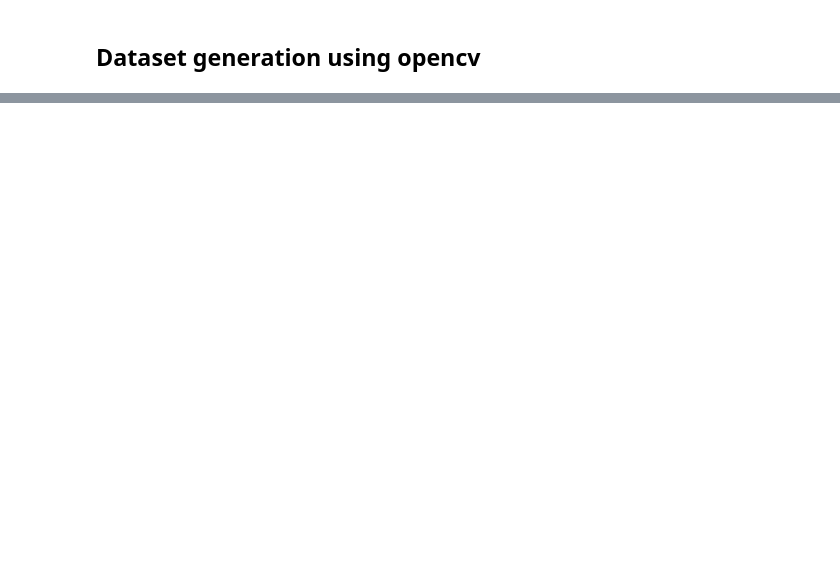
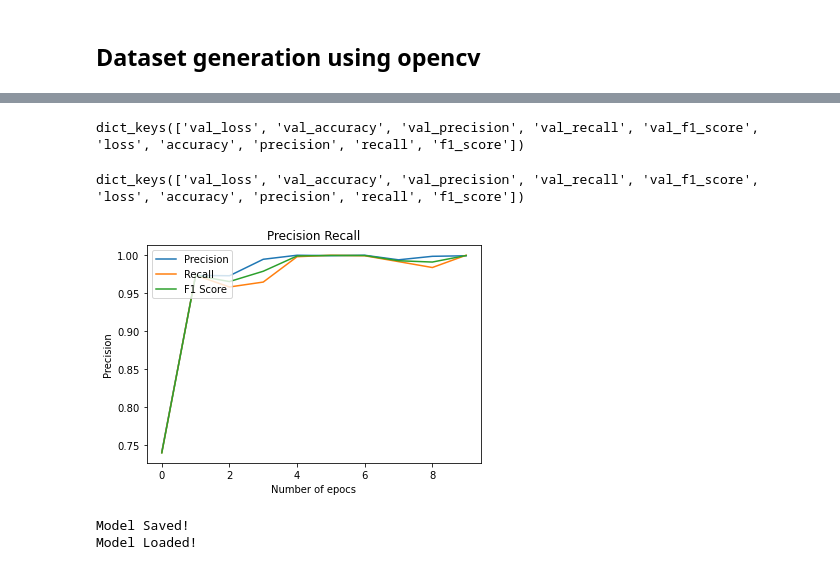
Before and after one commit to yousaf2018/FaceID-Door-Lock-System, a Jupyter notebook: FaceId_Door_Lock_System.ipynb, the cells around one changed output, grey strips where cells are left out. Drawn from its saved outputs; the diff is of its cells as text; code cells hidden in the pictures; blank space fills up the shorter version.

Commit message:
Model is trained and tested successfully

```diff
--- a/FaceId_Door_Lock_System.ipynb
+++ b/FaceId_Door_Lock_System.ipynb
@@ -46,10 +57,10 @@ def label(image):
     name = image.split("_")[0]
     #One hot encoding for four persons
     if name == "Yousaf":
-        return np.array([1,0,0,0])
+        return 0
     elif name == "Qazi":
-        return np.array([0,1,0,0])
+        return 1
     elif name == "Abdullah":
-        return np.array([0,0,1,0])
+        return 2
     elif name == "Manzoor":
-        return np.array([0,0,0,1])
+        return 3
@@ -100,0 +116,21 @@ print(len(Y_test))
+# %%
+#CNN Architecture for face recognition
+model = keras.models.Sequential([
+    keras.layers.Conv2D(filters=32, kernel_size=(11,11), strides=(4,4), activation='relu', input_shape=(250,250,1)),
+    keras.layers.BatchNormalization(),
+    keras.layers.MaxPool2D(pool_size=(3,3), strides=(2,2)),
+    keras.layers.Conv2D(filters=64, kernel_size=(5,5), strides=(1,1), activation='relu', padding="same"),
+    keras.layers.BatchNormalization(),
+    keras.layers.MaxPool2D(pool_size=(3,3), strides=(2,2)),
+    keras.layers.Conv2D(filters=128, kernel_size=(3,3), strides=(1,1), activation='relu', padding="same"),
+    keras.layers.BatchNormalization(),
+    keras.layers.Conv2D(filters=64, kernel_size=(3,3), strides=(1,1), activation='relu', padding="same"),
+    keras.layers.BatchNormalization(),
+    keras.layers.Flatten(),
+    keras.layers.Dense(4096, activation='relu'),
+    keras.layers.Dropout(0.5),
+    keras.layers.Dense(4096, activation='relu'),
+    keras.layers.Dropout(0.5),
+    keras.layers.Dense(4, activation='softmax')
+])
+model.summary()
@@ -100,0 +155,3 @@ print(len(Y_test))
+# %%
+model.compile(loss='categorical_crossentropy', optimizer='adam', metrics=['accuracy',keras_metrics.precision(),keras_metrics.recall(),keras_metrics.f1_score()])
+history=model.fit(X, Y, epochs=10, batch_size=32, verbose=1, validation_split=0.3)
@@ -100,0 +185,17 @@ print(len(Y_test))
+# %%
+history.history.keys()
+# %% [output]
+dict_keys(['val_loss', 'val_accuracy', 'val_precision', 'val_recall', 'val_f1_score', 'loss', 'accuracy', 'precision', 'recall', 'f1_score'])
+# %%
+print(history.history.keys())
+plt.plot(history.history['precision'])
+plt.plot(history.history['recall'])
+plt.plot(history.history['f1_score'])
+plt.title('Precision Recall')
+plt.ylabel('Precision')
+plt.xlabel('Number of epocs')
+plt.legend(['Precision', 'Recall','F1 Score'], loc='upper left')
+plt.show()
+# %% [output]
+dict_keys(['val_loss', 'val_accuracy', 'val_precision', 'val_recall', 'val_f1_score', 'loss', 'accuracy', 'precision', 'recall', 'f1_score'])
+[figure, added]
@@ -100,0 +204,13 @@ print(len(Y_test))
+# %%
+# saving and loading the model weights
+
+# save model
+model.save_weights('gfgModelWeights')
+print('Model Saved!')
+
+# load model
+savedModel = model.load_weights('gfgModelWeights')
+print('Model Loaded!')
+# %% [output]
+Model Saved!
+Model Loaded!
```
Also changed, not shown: parts of 21 cells of this notebook.
